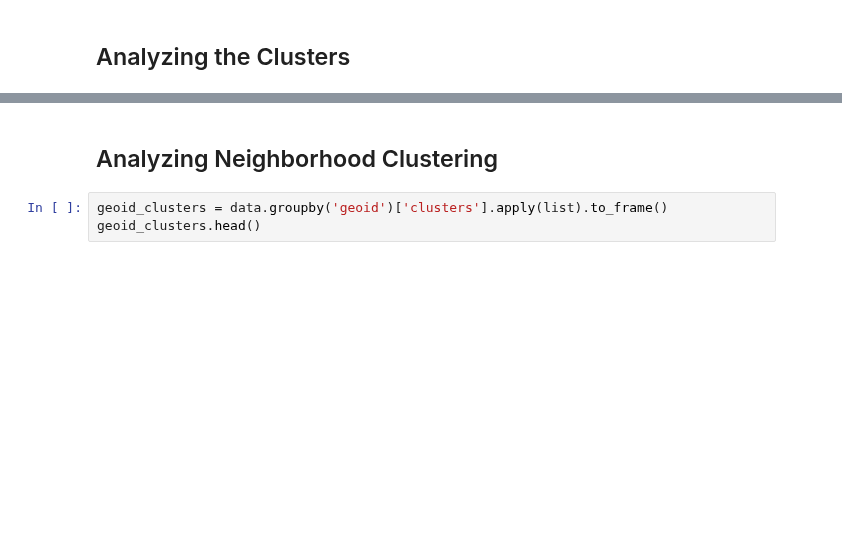
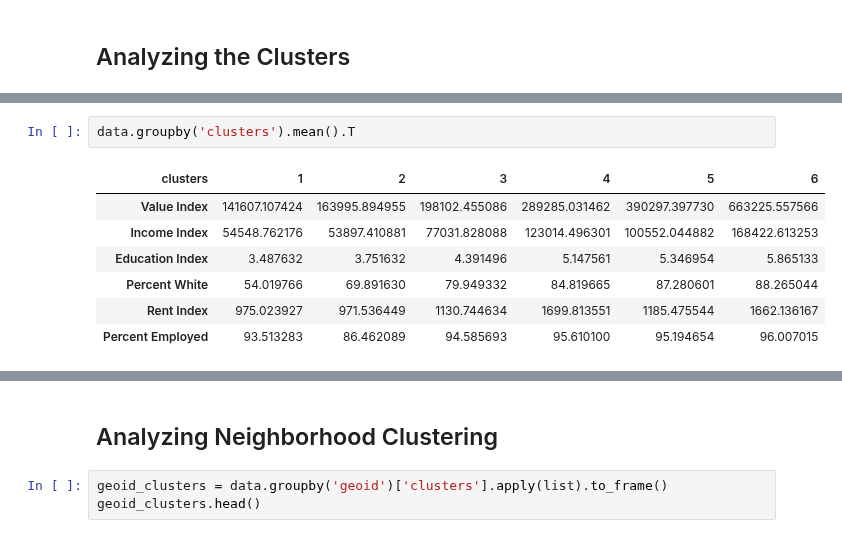
Before and after one commit to tsansom/Springboard-Data-Science, a Jupyter notebook: capstone_projects/gentrification/notebooks/7 - Clustering Analysis.ipynb, the cells around one changed output, grey strips where cells are left out. Cells and saved outputs as stored; diff of their text form; blank space fills up the shorter version.

```diff
--- a/capstone_projects/gentrification/notebooks/7 - Clustering Analysis.ipynb
+++ b/capstone_projects/gentrification/notebooks/7 - Clustering Analysis.ipynb
@@ -140,0 +142,10 @@ _ = fig.savefig('../figures/obs_per_cluster.png', dpi=500, transparent=True)
+# %%
+data.groupby('clusters').mean().T
+# %% [output]
+| clusters | 1 | 2 | 3 | 4 | 5 | 6 |
+| Value Index | 141607.107424 | 163995.894955 | 198102.455086 | 289285.031462 | 390297.397730 | 663225.557566 |
+| Income Index | 54548.762176 | 53897.410881 | 77031.828088 | 123014.496301 | 100552.044882 | 168422.613253 |
+| Education Index | 3.487632 | 3.751632 | 4.391496 | 5.147561 | 5.346954 | 5.865133 |
+| Percent White | 54.019766 | 69.891630 | 79.949332 | 84.819665 | 87.280601 | 88.265044 |
+| Rent Index | 975.023927 | 971.536449 | 1130.744634 | 1699.813551 | 1185.475544 | 1662.136167 |
+| Percent Employed | 93.513283 | 86.462089 | 94.585693 | 95.610100 | 95.194654 | 96.007015 |
```
Also changed, not shown: parts of 7 cells of this notebook, 3 other files.
